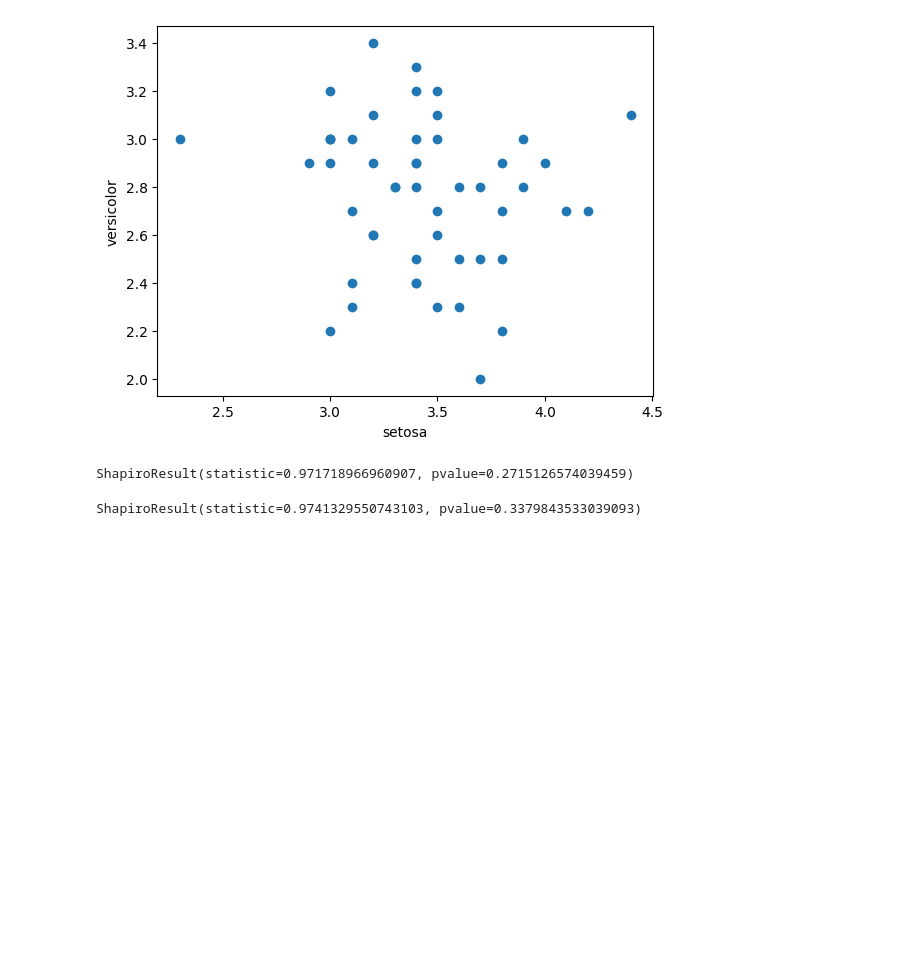
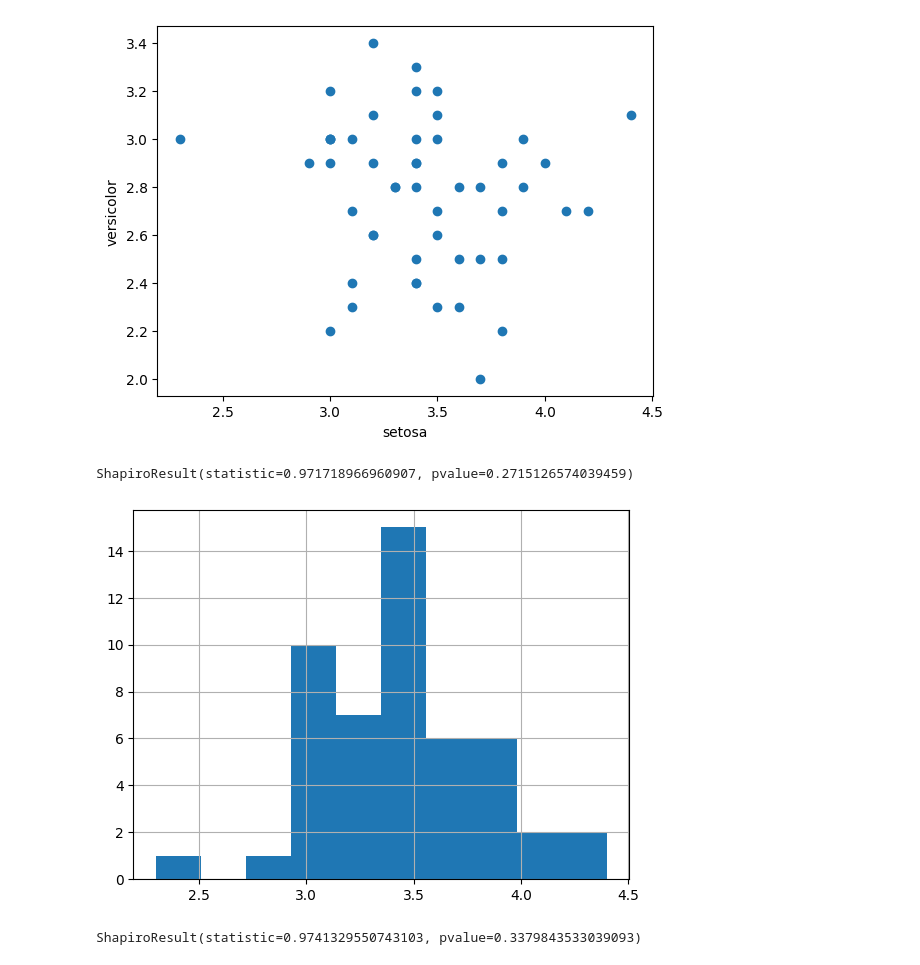
Before and after one commit to bglzaya/python_edm, a Jupyter notebook: stats_test.ipynb, the cells around one changed output. Cells and saved outputs as stored; diff of their text form; code cells hidden in the pictures; blank space fills up the shorter version.

```diff
--- a/stats_test.ipynb
+++ b/stats_test.ipynb
@@ -58,6 +58,11 @@ plt.show()
 stats.shapiro(setosa['sepal width (cm)'])
 # %% [output]
 ShapiroResult(statistic=0.971718966960907, pvalue=0.2715126574039459)
+# %%
+setosa['sepal width (cm)'].hist()
+plt.show()
+# %% [output]
+[figure, added]
 # %%
 stats.shapiro(versicolor['sepal width (cm)'])
 # %% [output]
```
Also changed, not shown: parts of 1 cell of this notebook, 1 other file.
